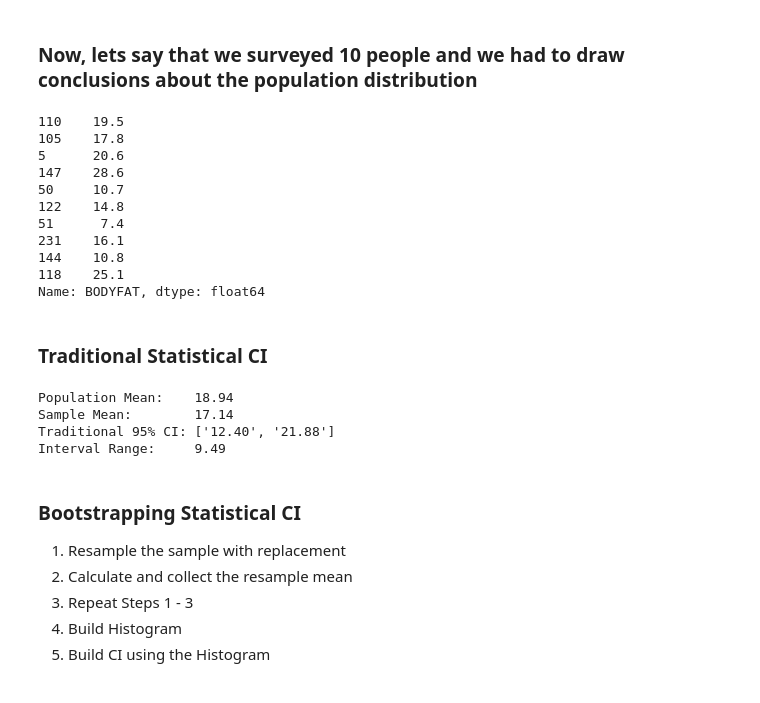
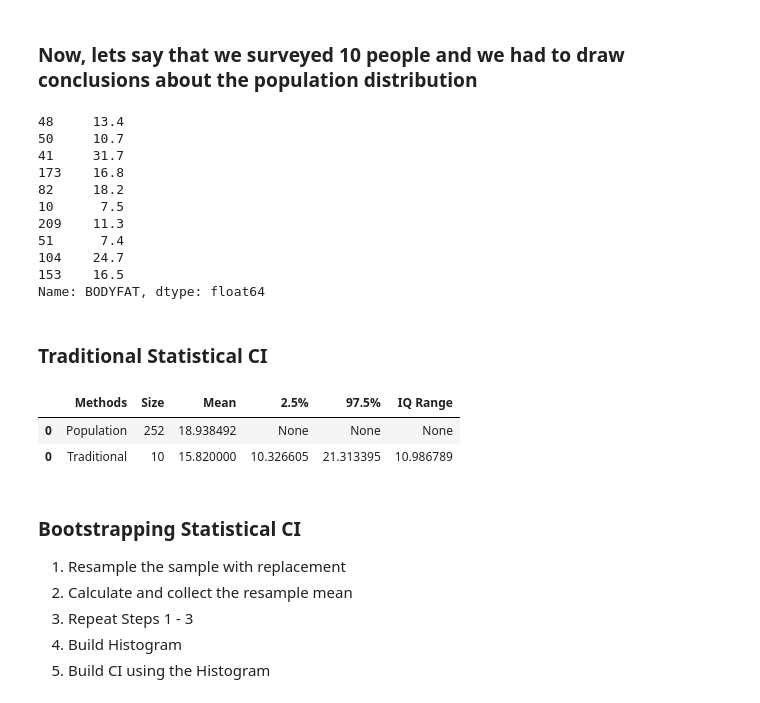
Before and after one commit to lbdeoliveira/msds610_code_presentation, a Jupyter notebook: Bootstrapping_Presentation.ipynb, the cells around one changed output. Saved outputs shown, nothing was run; the diff lists cells and outputs as text; code cells hidden in the pictures.

```diff
--- a/Bootstrapping_Presentation.ipynb
+++ b/Bootstrapping_Presentation.ipynb
@@ -115,5 +118,9 @@ bfp.head()
 # %%
 bf_mean = bfp['BODYFAT'].mean()
 pop_n = len(bfp)
-print(f'Population Size: {pop_n}')
+
+summary = pd.DataFrame([['Population', pop_n, bf_mean, None, None, None]],
+                       columns=['Methods', 'Size', 'Mean',
+                                '2.5%', '97.5%', 'IQ Range'])
+summary
 # %% [output]
@@ -144,41 +152,43 @@ plt.show()
 ### Now, lets say that we surveyed 10 people and we had to draw conclusions about the population distribution
 # %%
 # Randomly Pull 10 Rows Using Random.Sample
-n = 10
-sample_bfp = bfp.loc[random.sample(range(252), 10)]
+samp_n = 10
+sample_bfp = bfp.loc[random.sample(range(252), samp_n)]
 sample_bfp['BODYFAT']
 # %% [output]
-110    19.5
-105    17.8
-5      20.6
-147    28.6
+48     13.4
 50     10.7
-122    14.8
+41     31.7
+173    16.8
+82     18.2
+10      7.5
+209    11.3
 51      7.4
-231    16.1
-144    10.8
-118    25.1
+104    24.7
+153    16.5
 Name: BODYFAT, dtype: float64
 # %% [markdown]
 ### Traditional Statistical CI
 # %%
 s = np.std(sample_bfp['BODYFAT'], ddof=1)
 sample_mean = sample_bfp['BODYFAT'].mean()
-t_stat = t.ppf(1-0.05/2, n-1)
-standard_error = (s / np.sqrt(n))
+t_stat = t.ppf(1-0.05/2, samp_n-1)
+standard_error = (s / np.sqrt(samp_n))
 
 stat_ci = [sample_mean - t_stat * standard_error, sample_mean
            + t_stat * standard_error]
 
-print(f'Population Mean:    {bf_mean:.2f}')
-print(f'Sample Mean:        {sample_mean:.2f}')
-print(f'Traditional 95% CI: {[f"{e:.2f}" for e in stat_ci]}')
-print(f'Interval Range:     {stat_ci[1] - stat_ci[0]:.2f}')
+traditional = pd.DataFrame(
+    [['Traditional', samp_n, sample_mean, stat_ci[0],
+      stat_ci[1], stat_ci[1] - stat_ci[0]]],
+    columns=['Methods', 'Size', 'Mean', '2.5%', '97.5%', 'IQ Range'])
+
+summary = summary.append(traditional)
+summary
 # %% [output]
-Population Mean:    18.94
-Sample Mean:        17.14
-Traditional 95% CI: ['12.40', '21.88']
-Interval Range:     9.49
+|  | Methods | Size | Mean | 2.5% | 97.5% | IQ Range |
+| 0 | Population | 252 | 18.938492 | None | None | None |
+| 0 | Traditional | 10 | 15.820000 | 10.326605 | 21.313395 | 10.986789 |
 # %% [markdown]
 ### Bootstrapping Statistical CI
 
```
Also changed, not shown: parts of 9 cells of this notebook.
